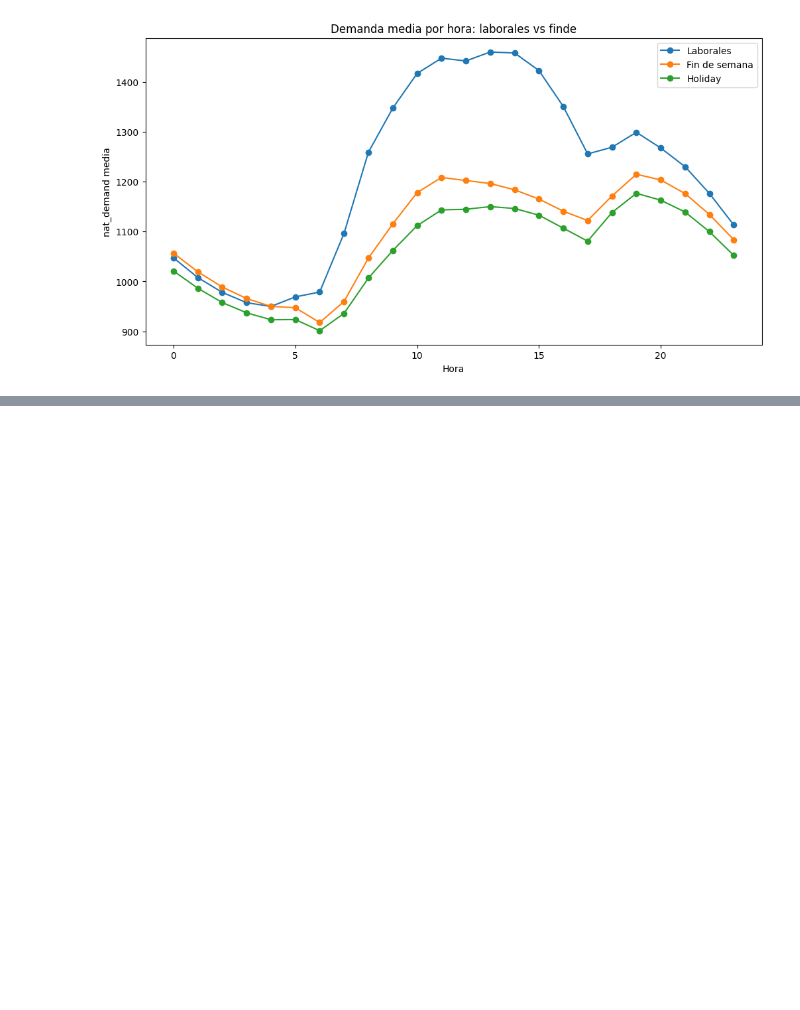
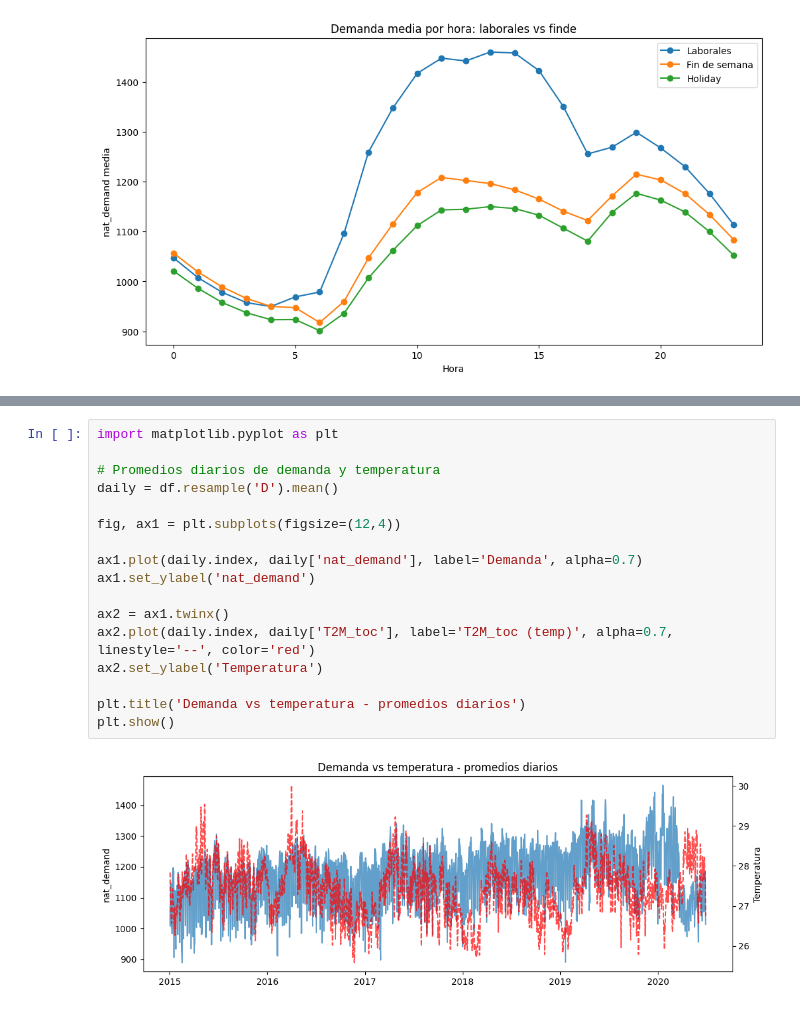
Before and after one commit to Ivo196/Electricity-Load-Forecasting, a Jupyter notebook: notebooks/01_exploracion_datos.ipynb, the cells around one changed output, grey strips where cells are left out. Saved outputs shown, nothing was run; the diff lists cells and outputs as text; blank space fills up the shorter version.

```diff
--- a/notebooks/01_exploracion_datos.ipynb
+++ b/notebooks/01_exploracion_datos.ipynb
@@ -173,0 +190,19 @@ plt.show()
+# %%
+import matplotlib.pyplot as plt
+
+# Promedios diarios de demanda y temperatura
+daily = df.resample('D').mean()
+
+fig, ax1 = plt.subplots(figsize=(12,4))
+
+ax1.plot(daily.index, daily['nat_demand'], label='Demanda', alpha=0.7)
+ax1.set_ylabel('nat_demand')
+
+ax2 = ax1.twinx()
+ax2.plot(daily.index, daily['T2M_toc'], label='T2M_toc (temp)', alpha=0.7, linestyle='--', color='red')
+ax2.set_ylabel('Temperatura')
+
+plt.title('Demanda vs temperatura - promedios diarios')
+plt.show()
+# %% [output]
+[figure, added]
```
Also changed, not shown: parts of 2 cells of this notebook.
